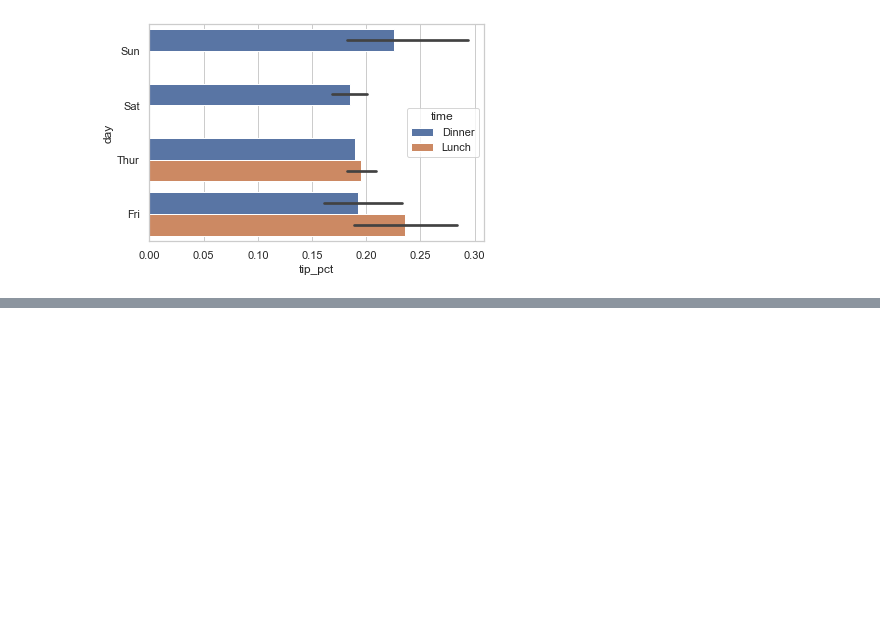
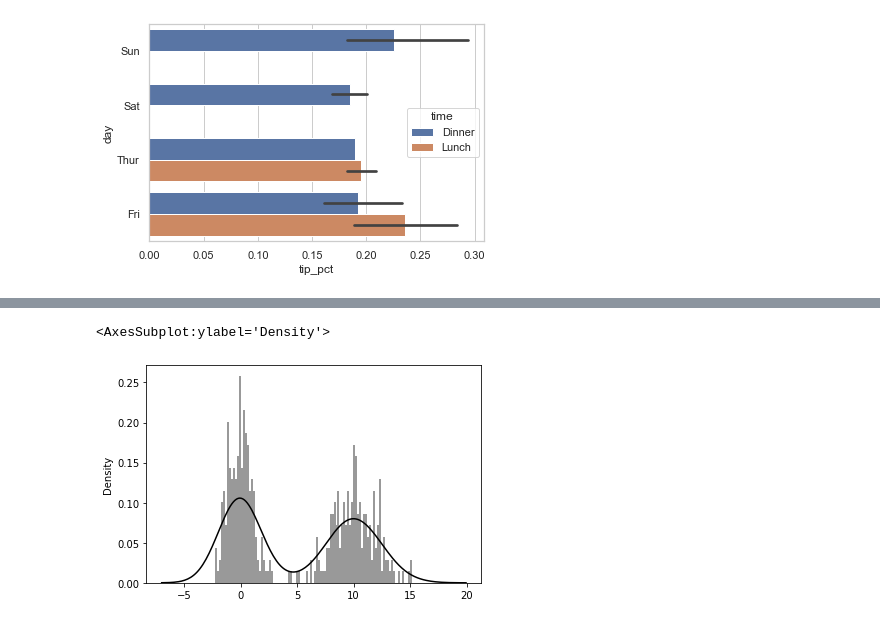
Before and after one commit to Kaiquenakao/plotagem-visualizacao, a Jupyter notebook: plotagem.ipynb, the cells around one changed output, grey strips where cells are left out. Cells and saved outputs as stored; diff of their text form; code cells hidden in the pictures; blank space fills up the shorter version.

```diff
--- a/plotagem.ipynb
+++ b/plotagem.ipynb
@@ -510,0 +536,3 @@ sns.barplot(x='tip_pct', y='day', data=tips, hue='time', orient='h') # separaç
+# %%
+comp1 = np.random.normal(0, 1, size=200)
+comp2 = np.random.normal(10, 2, size=200)
@@ -510,0 +547,3 @@ sns.barplot(x='tip_pct', y='day', data=tips, hue='time', orient='h') # separaç
+# %%
+values = pd.Series(np.concatenate([comp1, comp2]))
+values
@@ -510,0 +563,5 @@ sns.barplot(x='tip_pct', y='day', data=tips, hue='time', orient='h') # separaç
+# %%
+sns.distplot(values, bins=100, color='k') # seaborn utiliza muito mais prático a plotagem de densidade
+# %% [output]
+<AxesSubplot:ylabel='Density'>
+[figure, added]
```
Also changed, not shown: parts of 8 cells of this notebook.
